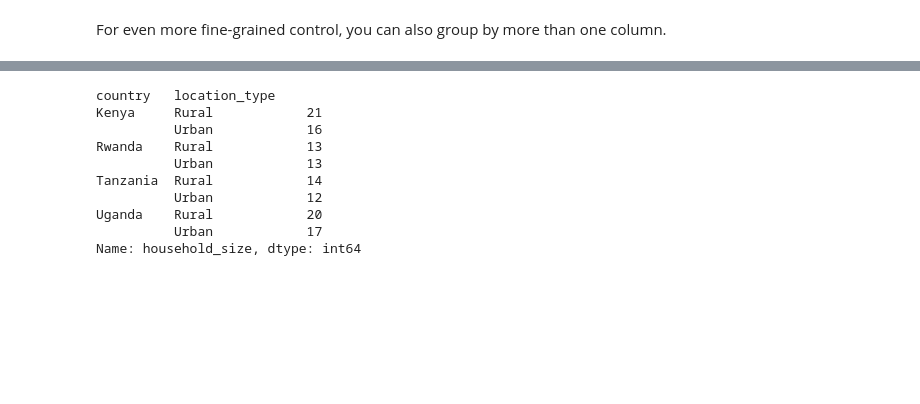
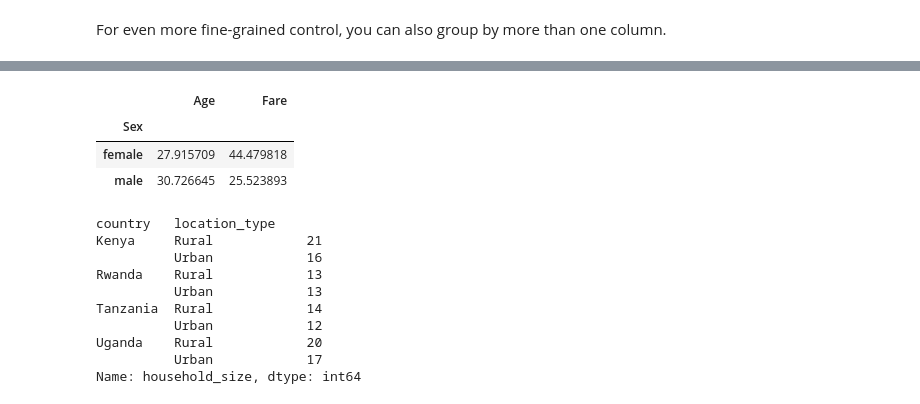
Before and after one commit to AubreyJohns/python_pandas, a Jupyter notebook: Pandas.ipynb, the cells around one changed output, grey strips where cells are left out. Drawn from its saved outputs; the diff is of its cells as text; code cells hidden in the pictures; blank space fills up the shorter version.

```diff
--- a/Pandas.ipynb
+++ b/Pandas.ipynb
@@ -1232,3 +1276,10 @@ For even more fine-grained control, you can also group by more than one column.
+# %%
+titanic_df_sex['Age', 'Fare'].mean()
+# %% [output]
+|  | Age | Fare |
+| Sex |  |  |
+| female | 27.915709 | 44.479818 |
+| male | 30.726645 | 25.523893 |
 # %%
 financial_df.groupby(['country','location_type']).household_size.max()
 # %% [output]
```
Also changed, not shown: parts of 7 cells of this notebook, 1 other file.
